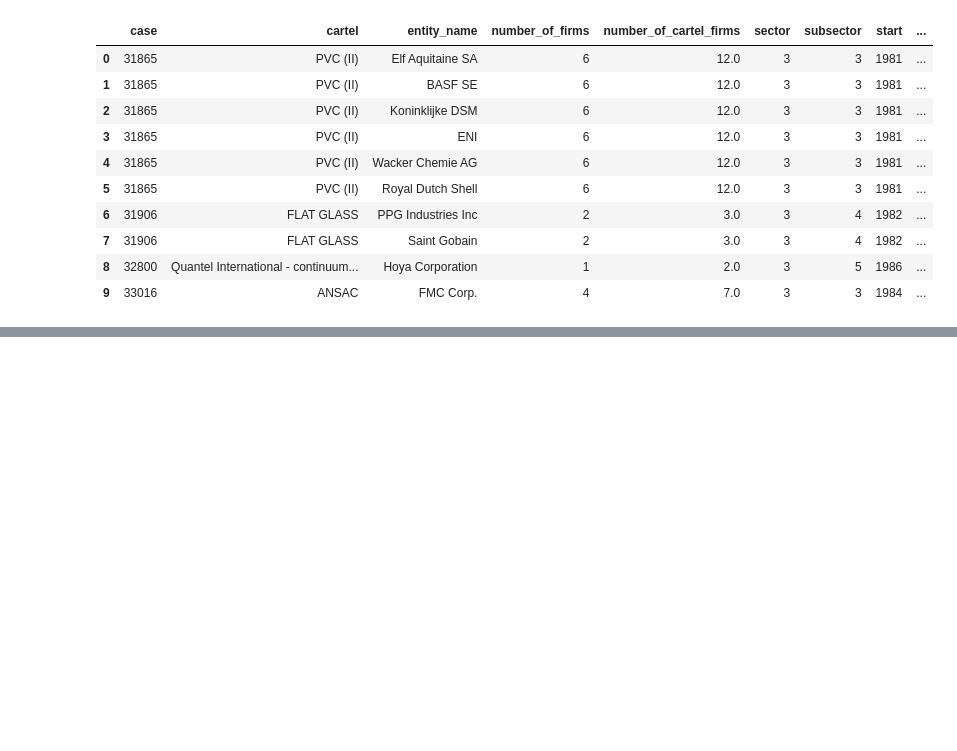
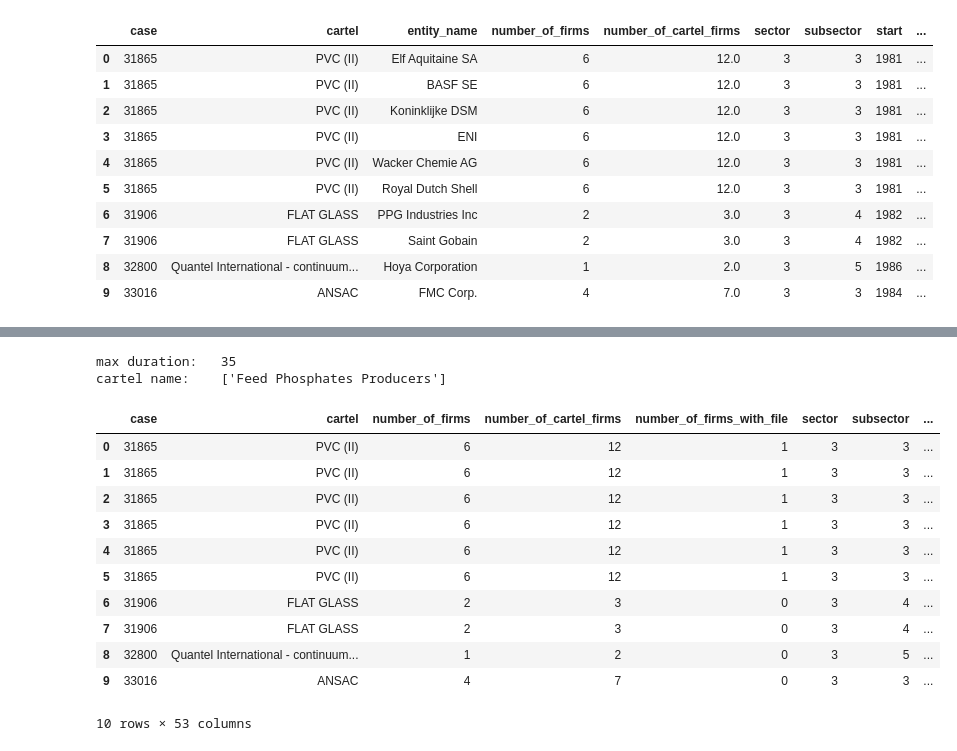
Before and after one commit to DeChrigi/BA_Thesis, a Jupyter notebook: connected_cartel_network.ipynb, the cells around one changed output, grey strips where cells are left out. Saved outputs shown, nothing was run; the diff lists cells and outputs as text; code cells hidden in the pictures; blank space fills up the shorter version.

```diff
--- a/connected_cartel_network.ipynb
+++ b/connected_cartel_network.ipynb
@@ -226,0 +303,41 @@ number of records in cartel_df_v2:  292
+# %%
+# get largest duration value
+max_duration = cartel_df_v2['duration'].max()
+print(f"max duration:   {max_duration}")
+
+# get records with max duration
+print(f"cartel name:    {cartel_df_v2[cartel_df_v2['duration'] == max_duration]["cartel"].unique()}")
+
+cartel_df_v2['t_A_-3'] = cartel_df_v2['start'] - 3
+cartel_df_v2['t_A_-2'] = cartel_df_v2['start'] - 2
+cartel_df_v2['t_A_-1'] = cartel_df_v2['start'] - 1
+cartel_df_v2['t_A'] = cartel_df_v2['start']
+
+# for range 1 to max_duration create new column with name t_A_+1, t_A_+2, t_A_+3 and so on
+for i in range(1, max_duration - 1):
+# Use np.where to conditionally assign values
+    cartel_df_v2[f't_A_+{i}'] = np.where(cartel_df_v2['start'] + i < cartel_df_v2['end'],
+                                         cartel_df_v2['start'] + i,
+                                         None)
+
+cartel_df_v2['t_E'] = cartel_df_v2['end']
+cartel_df_v2['t_E_+1'] = cartel_df_v2['end'] + 1
+cartel_df_v2['t_E_+2'] = cartel_df_v2['end'] + 2
+cartel_df_v2['t_E_+3'] = cartel_df_v2['end'] + 3
+
+cartel_df_v2.head(10)
+# %% [output]
+max duration:   35
+cartel name:    ['Feed Phosphates Producers']
+|  | case | cartel | number_of_firms | number_of_cartel_firms | number_of_firms_with_file | sector | subsector | ... |
+| 0 | 31865 | PVC (II) | 6 | 12 | 1 | 3 | 3 | ... |
+| 1 | 31865 | PVC (II) | 6 | 12 | 1 | 3 | 3 | ... |
+| 2 | 31865 | PVC (II) | 6 | 12 | 1 | 3 | 3 | ... |
+| 3 | 31865 | PVC (II) | 6 | 12 | 1 | 3 | 3 | ... |
+| 4 | 31865 | PVC (II) | 6 | 12 | 1 | 3 | 3 | ... |
+| 5 | 31865 | PVC (II) | 6 | 12 | 1 | 3 | 3 | ... |
+| 6 | 31906 | FLAT GLASS | 2 | 3 | 0 | 3 | 4 | ... |
+| 7 | 31906 | FLAT GLASS | 2 | 3 | 0 | 3 | 4 | ... |
+| 8 | 32800 | Quantel International - continuum... | 1 | 2 | 0 | 3 | 5 | ... |
+| 9 | 33016 | ANSAC | 4 | 7 | 0 | 3 | 3 | ... |
+10 rows × 53 columns
```
Also changed, not shown: parts of 6 cells of this notebook, 3 other files.
